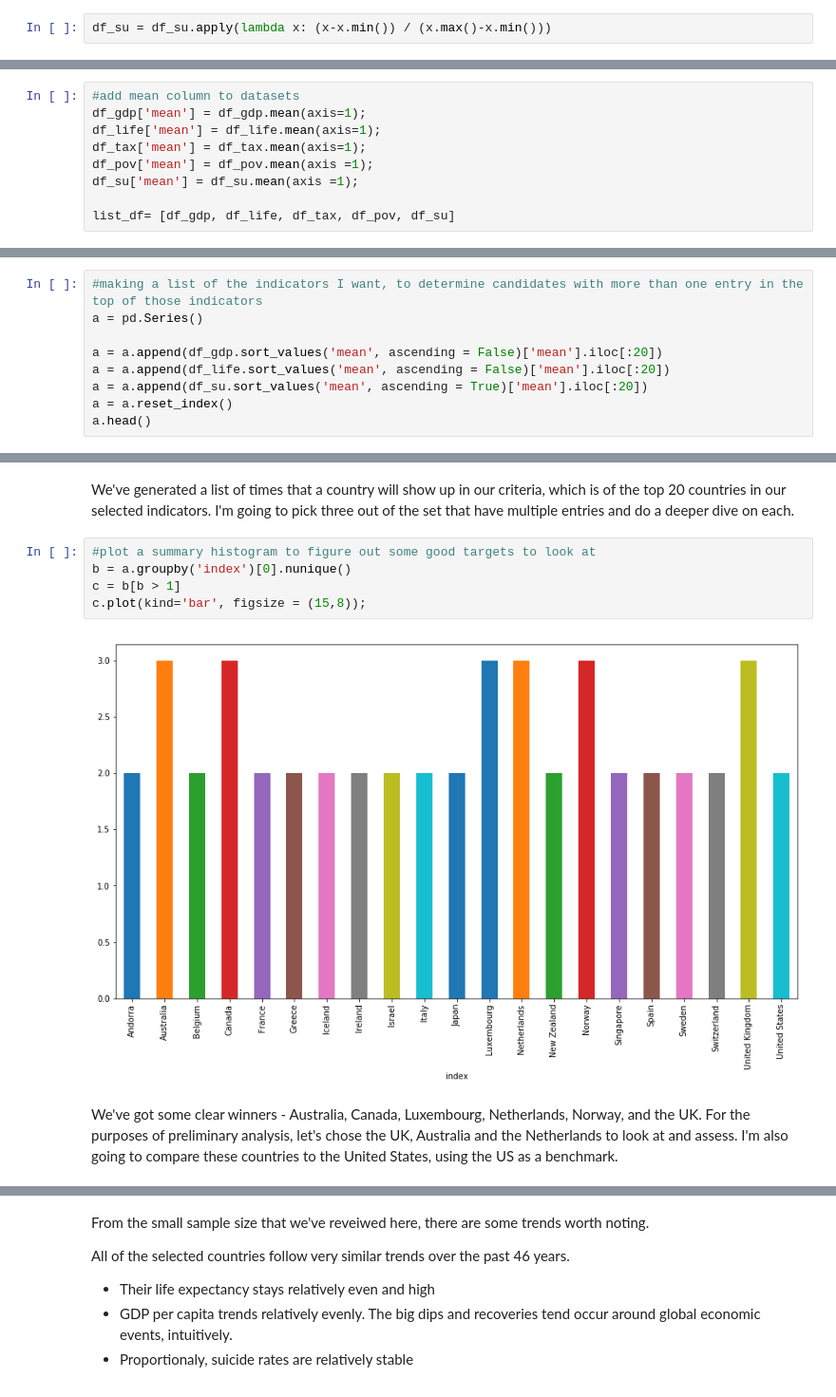
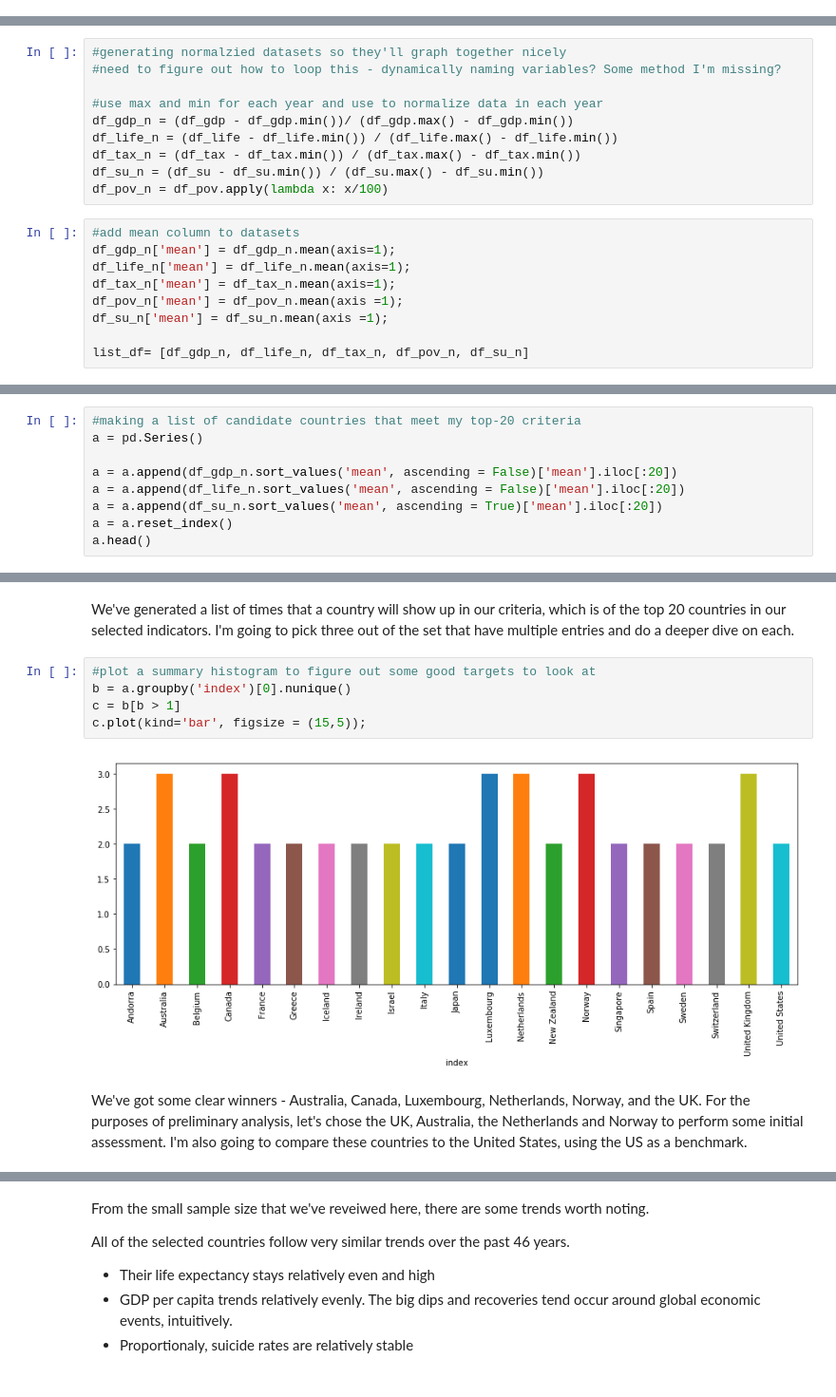
Before and after one commit to cavamal/gapminder-analysis, a Jupyter notebook: gapminderInvestigation.ipynb, the cells around one changed output, grey strips where cells are left out. Shown at 95% size. Saved outputs shown, nothing was run; the diff lists cells and outputs as text.

Commit message:
drawing conclusions, expand on initial data

```diff
--- a/gapminderInvestigation.ipynb
+++ b/gapminderInvestigation.ipynb
@@ -309,2 +302,0 @@ df_tax = df_tax.apply(lambda x: (x-x.min()) / (x.max()-x.min()))
-# %%
-df_su = df_su.apply(lambda x: (x-x.min()) / (x.max()-x.min()))
@@ -352,10 +303,20 @@ How about I consider splitting them in to quartiles? I'm not particularly ocncer
+# %%
+#generating normalzied datasets so they'll graph together nicely
+#need to figure out how to loop this - dynamically naming variables? Some method I'm missing?
+
+#use max and min for each year and use to normalize data in each year
+df_gdp_n = (df_gdp - df_gdp.min())/ (df_gdp.max() - df_gdp.min())
+df_life_n = (df_life - df_life.min()) / (df_life.max() - df_life.min())
+df_tax_n = (df_tax - df_tax.min()) / (df_tax.max() - df_tax.min())
+df_su_n = (df_su - df_su.min()) / (df_su.max() - df_su.min())
+df_pov_n = df_pov.apply(lambda x: x/100)
 # %%
 #add mean column to datasets
-df_gdp['mean'] = df_gdp.mean(axis=1);
-df_life['mean'] = df_life.mean(axis=1);
-df_tax['mean'] = df_tax.mean(axis=1);
-df_pov['mean'] = df_pov.mean(axis =1);
-df_su['mean'] = df_su.mean(axis =1);
+df_gdp_n['mean'] = df_gdp_n.mean(axis=1);
+df_life_n['mean'] = df_life_n.mean(axis=1);
+df_tax_n['mean'] = df_tax_n.mean(axis=1);
+df_pov_n['mean'] = df_pov_n.mean(axis =1);
+df_su_n['mean'] = df_su_n.mean(axis =1);
 
-list_df= [df_gdp, df_life, df_tax, df_pov, df_su]
+list_df= [df_gdp_n, df_life_n, df_tax_n, df_pov_n, df_su_n]
 # %%
@@ -402,12 +363,12 @@ plt.subplot(ax3);
 # %% [output]
 [figure]
 # %%
-#making a list of the indicators I want, to determine candidates with more than one entry in the top of those indicators
+#making a list of candidate countries that meet my top-20 criteria
 a = pd.Series()
 
-a = a.append(df_gdp.sort_values('mean', ascending = False)['mean'].iloc[:20])
-a = a.append(df_life.sort_values('mean', ascending = False)['mean'].iloc[:20])
-a = a.append(df_su.sort_values('mean', ascending = True)['mean'].iloc[:20])
+a = a.append(df_gdp_n.sort_values('mean', ascending = False)['mean'].iloc[:20])
+a = a.append(df_life_n.sort_values('mean', ascending = False)['mean'].iloc[:20])
+a = a.append(df_su_n.sort_values('mean', ascending = True)['mean'].iloc[:20])
 a = a.reset_index()
 a.head()
 # %% [output]
@@ -422,9 +383,9 @@ We've generated a list of times that a country will show up in our criteria, whi
 # %%
 #plot a summary histogram to figure out some good targets to look at
 b = a.groupby('index')[0].nunique()
 c = b[b > 1]
-c.plot(kind='bar', figsize = (15,8));
+c.plot(kind='bar', figsize = (15,5));
 # %% [output]
-[figure, old version]
+[figure, new version]
 # %% [markdown]
-We've got some clear winners - Australia, Canada, Luxembourg, Netherlands, Norway, and the UK. For the purposes of preliminary analysis, let's chose the UK, Australia and the Netherlands to look at and assess. I'm also going to compare these countries to the United States, using the US as a benchmark.
+We've got some clear winners - Australia, Canada, Luxembourg, Netherlands, Norway, and the UK. For the purposes of preliminary analysis, let's chose the UK, Australia, the Netherlands and Norway to perform some initial assessment. I'm also going to compare these countries to the United States, using the US as a benchmark.
```
Also changed, not shown: parts of 31 cells of this notebook.
